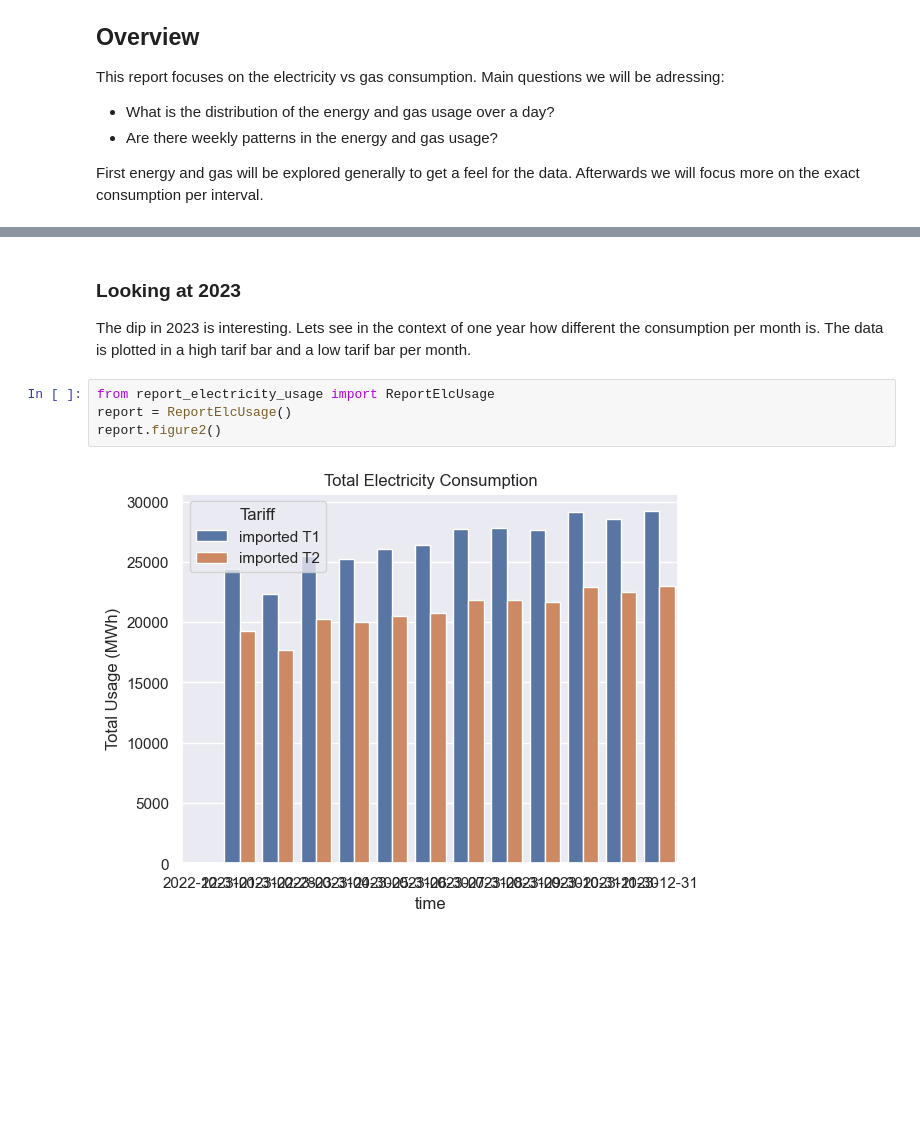
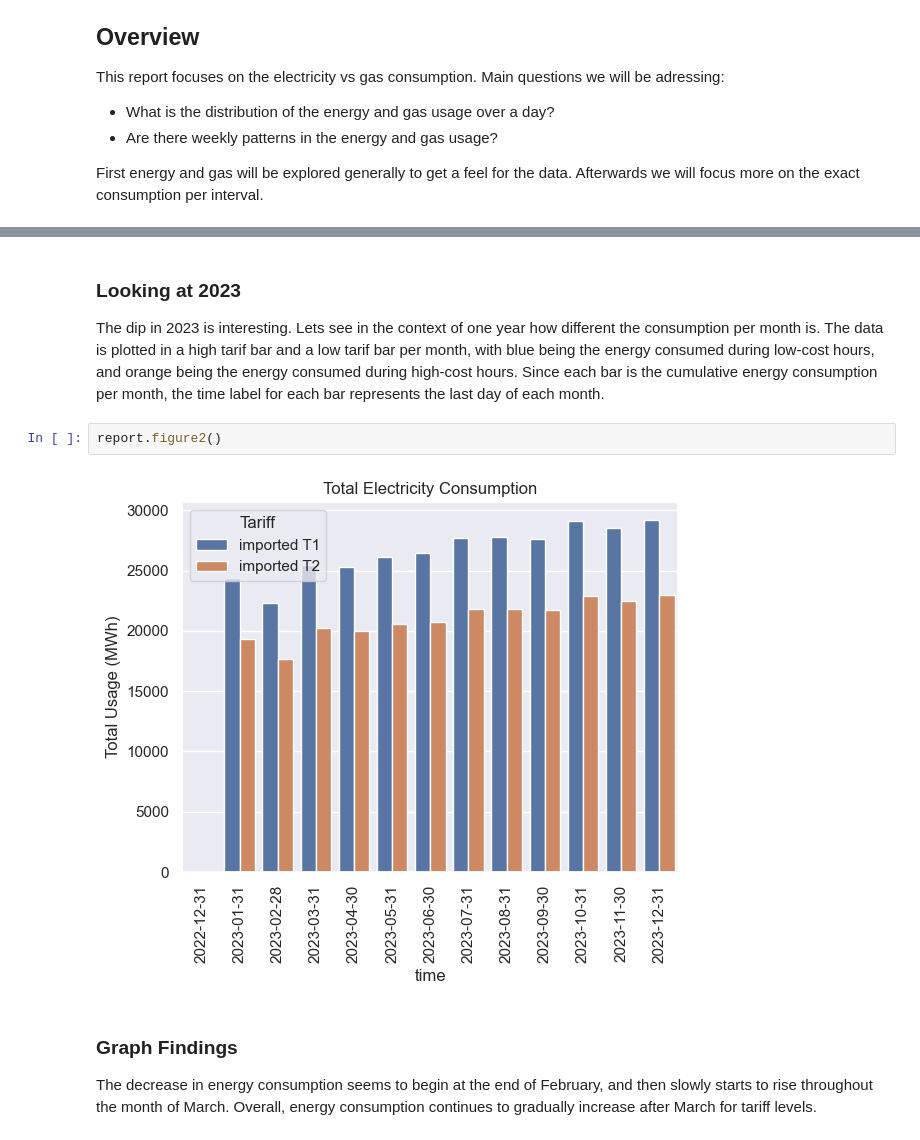
Before and after one commit to Yufanggg/Smart-House, a Jupyter notebook: report_electricity_usage.ipynb, the cells around one changed output, grey strips where cells are left out. Cells and saved outputs as stored; diff of their text form; blank space fills up the shorter version.

```diff
--- a/report_electricity_usage.ipynb
+++ b/report_electricity_usage.ipynb
@@ -33,11 +33,12 @@ report.figure1()
 # %% [markdown]
 ### Looking at 2023
-The dip in 2023 is interesting. Lets see in the context of one year how different the consumption per month is. The data is plotted in a high tarif bar and a low tarif bar per month.
+The dip in 2023 is interesting. Lets see in the context of one year how different the consumption per month is. The data is plotted in a high tarif bar and a low tarif bar per month, with blue being the energy consumed during low-cost hours, and orange being the energy consumed during high-cost hours. Since each bar is the cumulative energy consumption per month, the time label for each bar represents the last day of each month.
 # %%
-from report_electricity_usage import ReportElcUsage
-report = ReportElcUsage()
 report.figure2()
 # %% [output]
-[figure, old version]
+[figure, new version]
+# %% [markdown]
+### Graph Findings
+The decrease in energy consumption seems to begin at the end of February, and then slowly starts to rise throughout the month of March. Overall, energy consumption continues to gradually increase after March for tariff levels.
 # %% [markdown]
 ### Table of March
```
Also changed, not shown: parts of 8 cells of this notebook.
